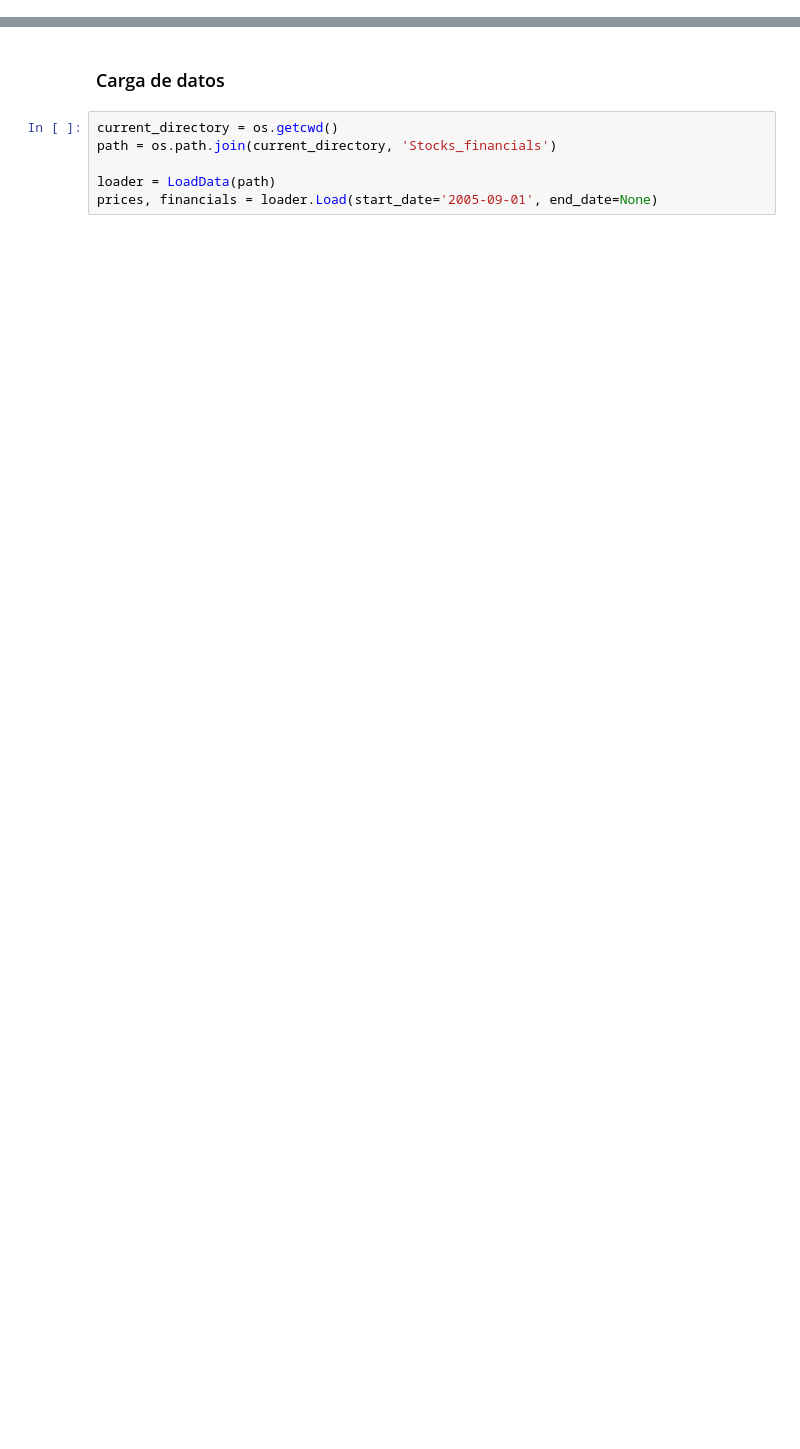
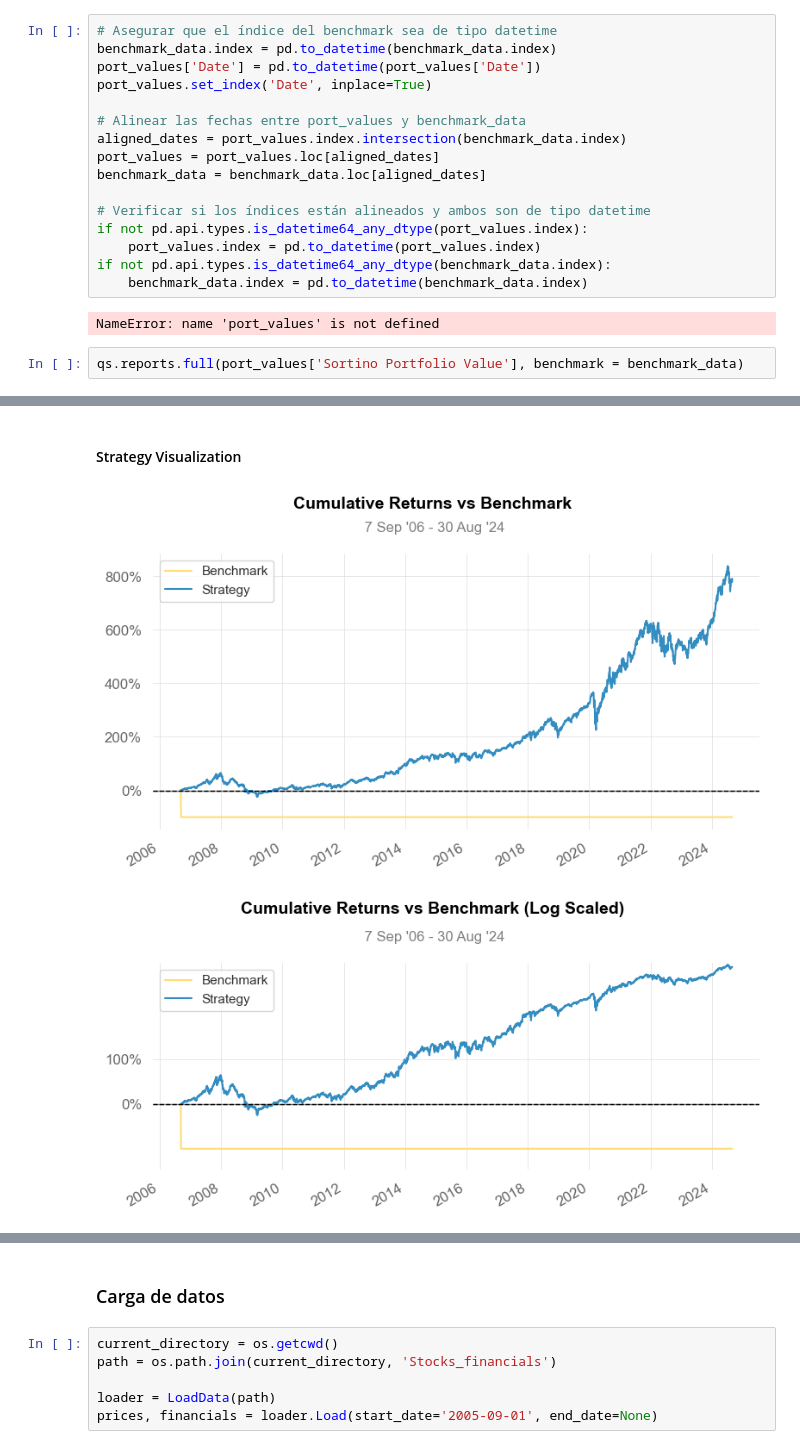
Before and after one commit to Luis1Soto/New_Asset_Allocation, a Jupyter notebook: Notebook.ipynb, the cells around one changed output, grey strips where cells are left out. Saved outputs shown, nothing was run; the diff lists cells and outputs as text; blank space fills up the shorter version.

```diff
--- a/Notebook.ipynb
+++ b/Notebook.ipynb
@@ -10,0 +41,21 @@ import matplotlib.pyplot as plt
+# %%
+# Asegurar que el índice del benchmark sea de tipo datetime
+benchmark_data.index = pd.to_datetime(benchmark_data.index)
+port_values['Date'] = pd.to_datetime(port_values['Date'])
+port_values.set_index('Date', inplace=True)
+
+# Alinear las fechas entre port_values y benchmark_data
+aligned_dates = port_values.index.intersection(benchmark_data.index)
+port_values = port_values.loc[aligned_dates]
+benchmark_data = benchmark_data.loc[aligned_dates]
+
+# Verificar si los índices están alineados y ambos son de tipo datetime
+if not pd.api.types.is_datetime64_any_dtype(port_values.index):
+    port_values.index = pd.to_datetime(port_values.index)
+if not pd.api.types.is_datetime64_any_dtype(benchmark_data.index):
+    benchmark_data.index = pd.to_datetime(benchmark_data.index)
+# %% [output]
+NameError: name 'port_values' is not defined
+# %%
+qs.reports.full(port_values['Sortino Portfolio Value'], benchmark = benchmark_data)
+# %% [output]
@@ -10,0 +88,3 @@ import matplotlib.pyplot as plt
+Strategy Visualization
+[figure, added]
+[figure, added]
```
Also changed, not shown: parts of 9 cells of this notebook, 1 other file.
